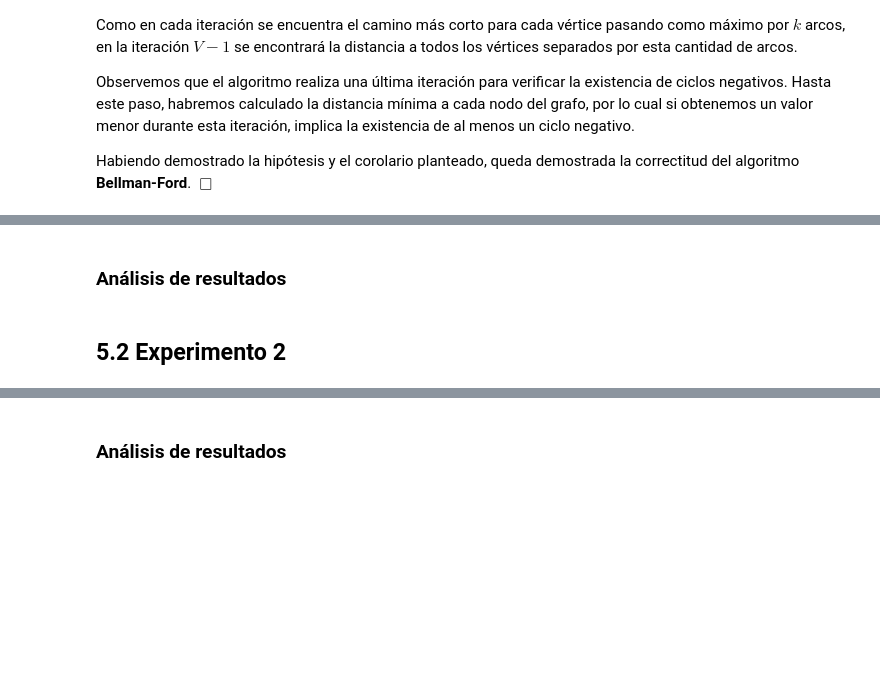
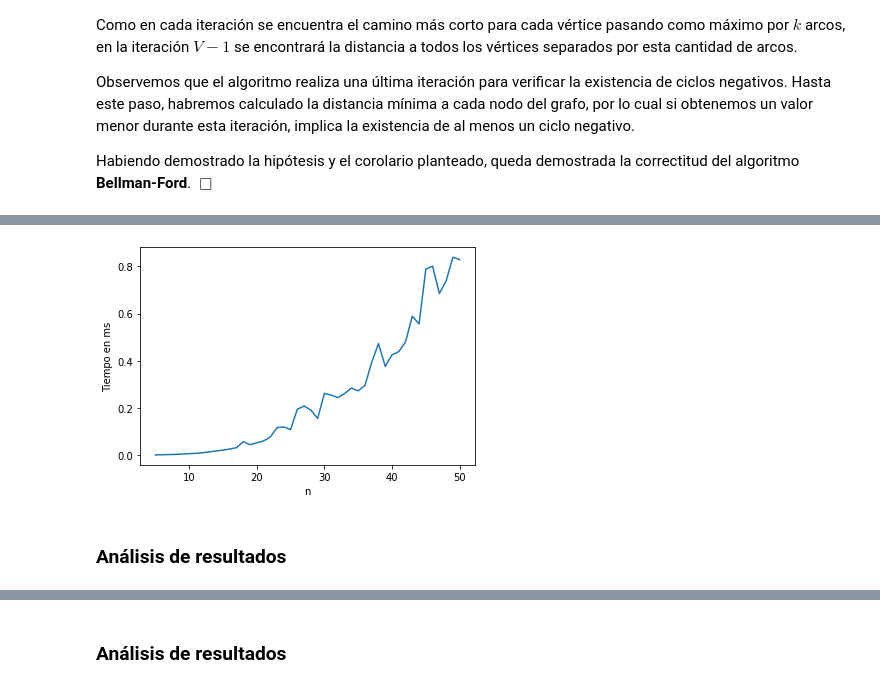
Before and after one commit to OscarRojasG/ADA-Informes, a Jupyter notebook: Informe11-BellmanFord.ipynb, the cells around one changed output, grey strips where cells are left out. Saved outputs shown, nothing was run; the diff lists cells and outputs as text; code cells hidden in the pictures; blank space fills up the shorter version.

Commit message:
Implementación de experimentos

```diff
--- a/Informe11-BellmanFord.ipynb
+++ b/Informe11-BellmanFord.ipynb
@@ -513,4 +523,27 @@ Además, si el grafo contiene ciclos negativos, la cantidad de iteraciones será
+# %%
+import matplotlib.pyplot as plt
+import numpy as np
+from timeit import repeat
+
+x = []; y = [];
+
+for n in range(5,51):
+  t = 0
+
+  for i in range(25):
+    G = graph_instance_creator(n, True)
+    t += repeat(setup="from __main__ import bellman_ford", stmt=lambda: bellman_ford(G, 0), repeat=1, number=10)[0]
+
+  prom = t / 25
+  x.append(n)
+  y.append(prom)
+
+plt.plot(x,y)
+
+plt.xlabel('n')
+plt.ylabel('Tiempo en ms')
+plt.show()
+# %% [output]
+[figure, added]
 # %% [markdown]
 ### Análisis de resultados
-# %% [markdown]
-## 5.2 Experimento 2
```
Also changed, not shown: parts of 7 cells of this notebook.
